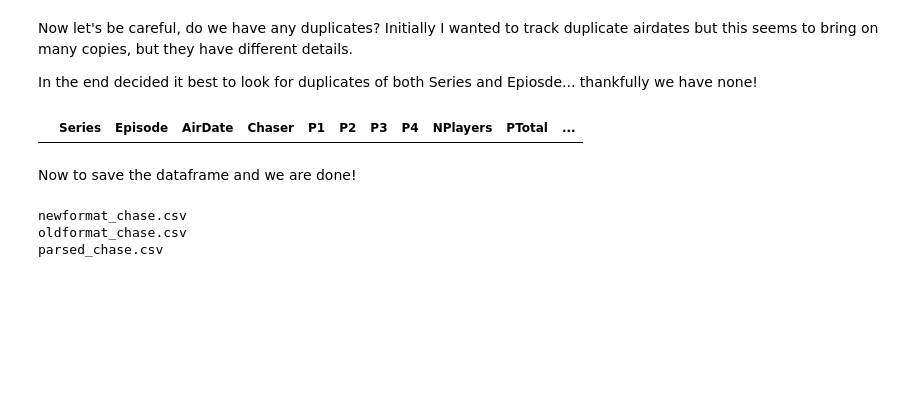
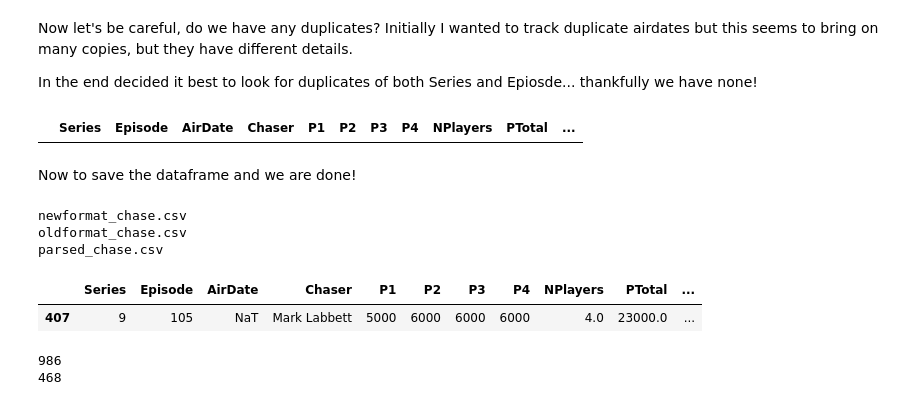
Before and after one commit to hjlyons/ClassicProjects, a Jupyter notebook: TheChase/DataParsing.ipynb, the cells around one changed output. Cells and saved outputs as stored; diff of their text form; code cells hidden in the pictures; blank space fills up the shorter version.

```diff
--- a/TheChase/DataParsing.ipynb
+++ b/TheChase/DataParsing.ipynb
@@ -40,7 +40,7 @@ def parse_players_old(in_df):
     old_df["NPlayers"] = ((old_df["P1"].str.isnumeric()).astype(float) + (old_df["P2"].str.isnumeric()).astype(float) +(old_df["P3"].str.isnumeric()).astype(float) +(old_df["P4"].str.isnumeric()).astype(float))
 
     for p in ["P1", "P2", "P3", "P4"]:
-        old_df[p] = old_df[p].replace(['-'], '0')
+        old_df[p] = old_df[p].replace(['-'], '0.0')
         old_df[p] = old_df[p].fillna(0)
         old_df[p] = old_df[p].astype(float)
 
@@ -81,7 +81,7 @@ def parse_players_new(in_string):
     # These episodes, labelled lazarus and nominated occur when all players lose,
     # But the final round still plays out with a certain nominated player.
     if ("lazarus" in in_string) or ("nominated" in in_string):
-        out_dict = {"P1" : 0, "P2" : 0, "P3" : 0, "P4" : 0, "PTotal" : 4000.0, "NPlayers" : 0}
+        out_dict = {"P1" : 0.0, "P2" : 0.0, "P3" : 0.0, "P4" : 0.0, "PTotal" : 4000.0, "NPlayers" : 0}
         return pd.Series(out_dict)
 
     splits = in_string.split()
@@ -97,7 +97,7 @@ def parse_players_new(in_string):
         else:
             ptotal += float(splits[i].replace("(","").replace(")",""))
             ntotal +=1
-            out_dict["P{}".format(i+1)] = splits[i]
+            out_dict["P{}".format(i+1)] = float(splits[i])
 
     out_dict["PTotal"] = ptotal
     out_dict["NPlayers"] = ntotal
@@ -376,3 +376,15 @@ merged_df.to_csv('data/parsed_chase.csv', index=False)
 newformat_chase.csv
 oldformat_chase.csv
 parsed_chase.csv
+# %%
+merged_df[merged_df.isnull().any(axis=1)]
+# %% [output]
+|  | Series | Episode | AirDate | Chaser | P1 | P2 | P3 | P4 | NPlayers | PTotal | ... |
+| 407 | 9 | 105 | NaT | Mark Labbett | 5000 | 6000 | 6000 | 6000 | 4.0 | 23000.0 | ... |
+# %%
+test = merged_df[["P1","P2","P3","P4","PTotal"]]
+print(len(test[~test.applymap(np.isreal).all(1)]))
+print(len(test[test.applymap(np.isreal).all(1)]))
+# %% [output]
+986
+468
```
Also changed, not shown: parts of 1 cell of this notebook, 1 other file.
